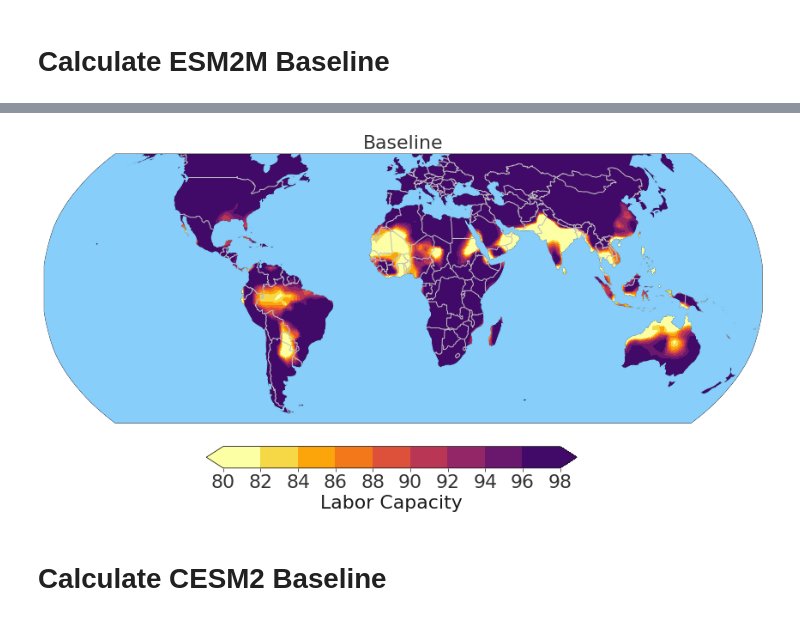
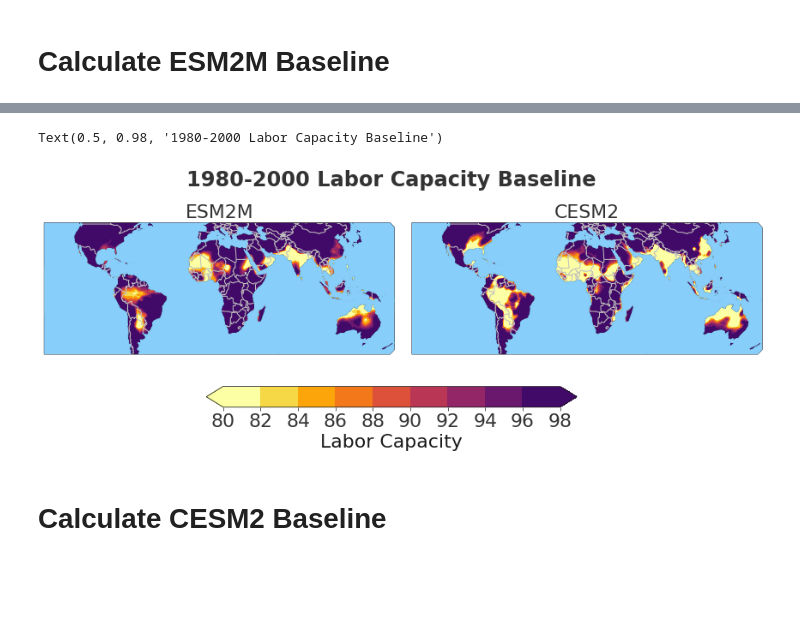
Before and after one commit to KYan19/pei, a Jupyter notebook: notebooks/8.4_Hottest_Baseline.ipynb, the cells around one changed output, grey strips where cells are left out. Saved outputs shown, nothing was run; the diff lists cells and outputs as text; code cells hidden in the pictures; blank space fills up the shorter version.

Commit message:
Adjusting baseline plot

```diff
--- a/notebooks/8.4_Hottest_Baseline.ipynb
+++ b/notebooks/8.4_Hottest_Baseline.ipynb
@@ -28,24 +26,29 @@ with ProgressBar():
+# %%
+ds_base_esm2m = xr.open_dataarray('../data/processed/GFDL/esm2m_baseline_hottestmonths.nc')
+# %%
+ds_base_cesm2 = xr.open_dataarray('../data/processed/CESM2/cesm2_baseline_hottestmonths.nc')
 # %%
 crs = ccrs.Robinson()
 
-fig,ax=plt.subplots(figsize=(15,7),subplot_kw={'projection':crs})
-ds_base = ds_base_esm2m
-months = ['January','February','March','April','May','June','July','August','September','October','November','December']
+fig,ax=plt.subplots(ncols=2,figsize=(15,4.5),subplot_kw={'projection':crs})
 levels = np.arange(80,100,2)
 
 cmap = cm.get_cmap('inferno_r')
 colors= cmap(np.arange(0,1,0.1))
 
-im = lf.contour(ds_base,'Baseline',ax,levels=levels,colors=colors,over=None,crop=True)
+im = lf.contour(ds_base_esm2m,'ESM2M',ax[0],levels=levels,colors=colors,over=None,crop=True)
+lf.contour(ds_base_cesm2,'CESM2',ax[1],levels=levels,colors=colors,over=None,crop=True)
 
 # Single colorbar for all plots
-fig.subplots_adjust(bottom=0.2)
-cbar_ax = fig.add_axes([0.3, 0.125, 0.4, 0.05])
+fig.subplots_adjust(bottom=0.225)
+cbar_ax = fig.add_axes([0.3, 0.125, 0.4, 0.075])
 cbar = fig.colorbar(im, cax=cbar_ax,orientation='horizontal');
 cbar.set_label('Labor Capacity',fontsize=22)
 fig.subplots_adjust(wspace=.05,hspace=.05)
+fig.suptitle('1980-2000 Labor Capacity Baseline',fontweight='bold')
 # %% [output]
+Text(0.5, 0.98, '1980-2000 Labor Capacity Baseline')
-[figure, old version]
+[figure, new version]
 # %% [markdown]
 # Calculate CESM2 Baseline
 # %%
```
Also changed, not shown: parts of 1 cell of this notebook, 2 other files.
